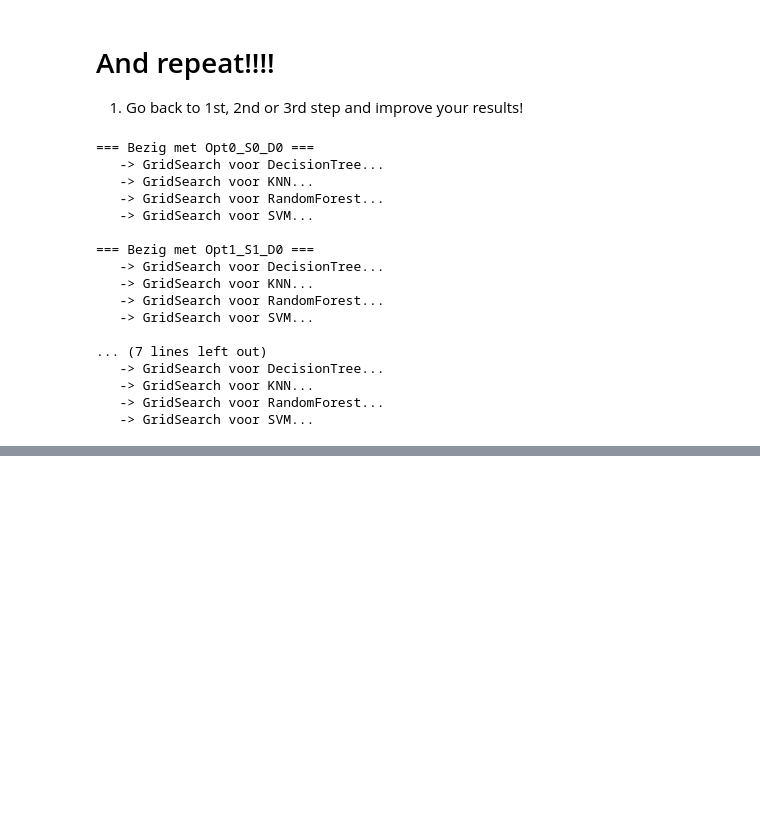
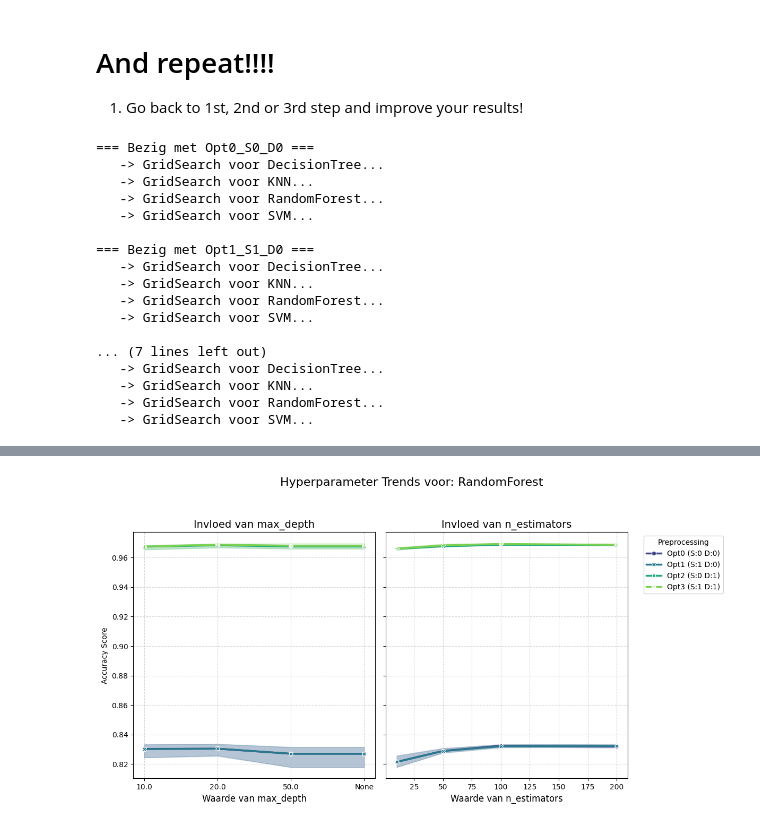
Before and after one commit to niboR13s/Data-science-code, a Jupyter notebook: Homework/Week_02/Classification/01_Dog_breed_classification.ipynb, the cells around one changed output, grey strips where cells are left out. Drawn from its saved outputs; the diff is of its cells as text; code cells hidden in the pictures; blank space fills up the shorter version.

```diff
--- a/Homework/Week_02/Classification/01_Dog_breed_classification.ipynb
+++ b/Homework/Week_02/Classification/01_Dog_breed_classification.ipynb
@@ -638,0 +790,93 @@ def plot_heatmap(all_results, metric='max', target_model=None):
+# %%
+import matplotlib.pyplot as plt
+import seaborn as sns
+import pandas as pd
+import numpy as np
+
+def plot_parameter_lines(all_results, target_model=None):
+    """
+    Maakt lijn-grafieken voor hyperparameter analyse.
+    - X-as: De waarde van de parameter (bv 0.1, 1, 10).
+    - Y-as: Accuracy Score.
+    - Lijn: Het gemiddelde resultaat.
+    - Schaduw (Band): Het bereik van Minimum tot Maximum score (voor die parameterwaarde).
+    - Hue (Kleur): De Preprocessing Optie.
+    """
+
+    # 1. Selecteer Model (Automatisch of Handmatig)
+    if target_model is None:
+        best_score = -1
+        for key, val in all_results.items():
+            if val['best_score'] > best_score:
+                best_score = val['best_score']
+                target_model = key.split('_')[-1]
+        print(f"ℹ️ Auto-selectie: '{target_model}'")
+
+    # 2. Data ophalen
+    df = create_results_df(all_results, target_model=target_model)
+
+    if df.empty:
+        print(f"⚠️ Geen data voor {target_model}")
+        return
+
+    # 3. Parameters identificeren (kolommen die geen standaard info zijn)
+    std_cols = ['Model', 'Scaling', 'Dummies', 'Score', 'Option_ID', 'Config']
+    params = [c for c in df.columns if c not in std_cols]
+
+    # 4. Plotten
+    num_params = len(params)
+    # Maak subplots naast elkaar
+    fig, axes = plt.subplots(nrows=1, ncols=num_params, figsize=(6 * num_params, 6), sharey=True)
+
+    if num_params == 1: axes = [axes] # Zorg dat axes altijd een lijst is
+
+    for i, param in enumerate(params):
+        ax = axes[i]
+
+        # --- DATA VOORBEREIDING VOOR NONE WAARDES ---
+        # Seaborn kan crashen als je getallen (10) en strings ("None") mixt op de x-as.
+        # We zetten 'None' om naar een string label zodat het veilig plot.
+        if df[param].isnull().any():
+            df[param] = df[param].fillna("None")
+            # Zorg dat de hele kolom string wordt om errors te voorkomen
+            df[param] = df[param].astype(str)
+
+        # --- DE PLOT ---
+        # sns.lineplot doet precies wat je wilt:
+        # estimator='mean' -> De lijn is het gemiddelde
+        # errorbar=('min', 'max') -> De schaduw is het bereik van laagste tot hoogste score
+        sns.lineplot(
+            data=df,
+            x=param,
+            y='Score',
+            hue='Config',
+            style='Config',     # Geeft ook verschillende lijn-stijlen (stippel/vast)
+            markers=True,       # Zet bolletjes op de meetpunten
+            dashes=False,       # Forceer vaste lijnen (optioneel)
+            estimator='mean',
+            ci=100, # <--- DIT ZORGT VOOR DE MIN/MAX "DIKTE" (SCHADUW)
+            ax=ax,
+            palette='viridis',
+            linewidth=2.5       # Dikte van de hoofdlijn
+        )
+
+        # Styling
+        ax.set_title(f"Invloed van {param}", fontsize=14)
+        ax.set_xlabel(f"Waarde van {param}", fontsize=12)
+        ax.set_ylabel("Accuracy Score" if i == 0 else "")
+        ax.grid(True, linestyle='--', alpha=0.5)
+
+        # Legenda: Alleen op de laatste plot
+        if i == num_params - 1:
+            ax.legend(title="Preprocessing", bbox_to_anchor=(1.05, 1), loc='upper left')
+        else:
+            if ax.get_legend(): ax.get_legend().remove()
+
+    plt.suptitle(f"Hyperparameter Trends voor: {target_model}", fontsize=16, y=1.05)
+    plt.tight_layout()
+    plt.show()
+
+
+plot_parameter_lines(results, target_model='RandomForest')
+# plot_parameter_lines(results, target_model='SVM')
+# %% [output]
@@ -638,0 +890 @@ def plot_heatmap(all_results, metric='max', target_model=None):
+[figure, added]
```
Also changed, not shown: parts of 9 cells of this notebook, 2 other files.
